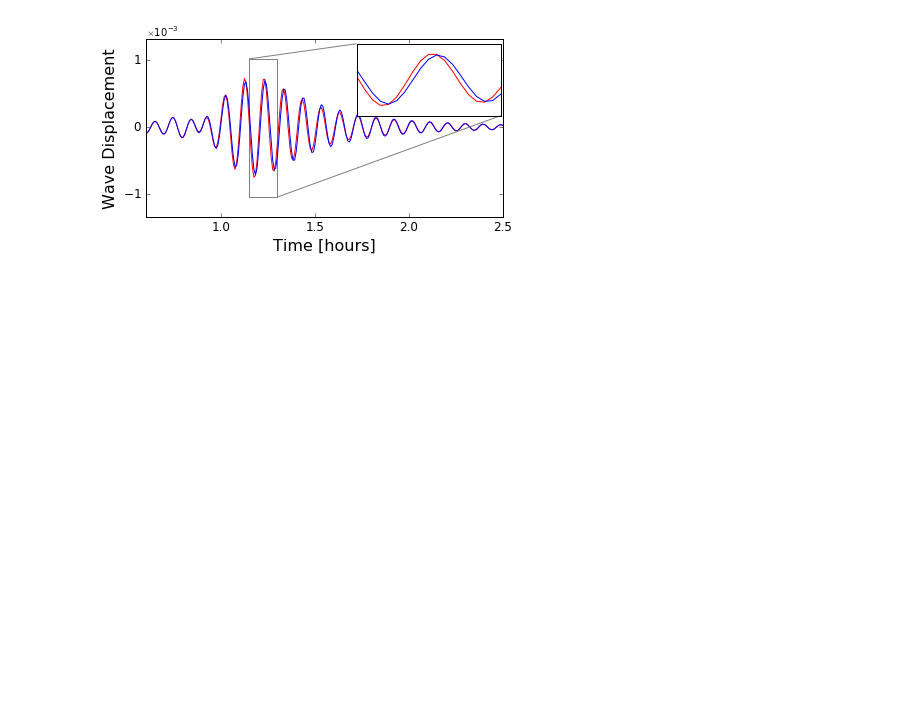
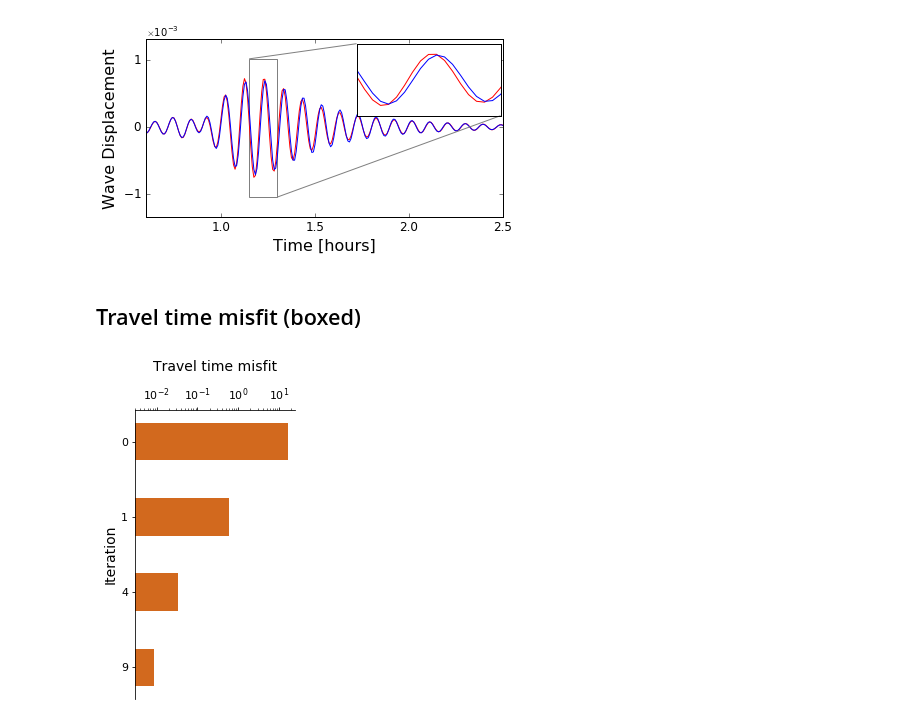
Before and after one commit to jishnub/sparc_flows, a Jupyter notebook: presentation_plots.ipynb, the cells around one changed output. Cells and saved outputs as stored; diff of their text form; code cells hidden in the pictures; blank space fills up the shorter version.

```diff
--- a/presentation_plots.ipynb
+++ b/presentation_plots.ipynb
@@ -874,3 +873,44 @@ if not os.path.exists("plots"): os.makedirs("plots")
 plt.savefig(os.path.join("plots","tt_shift.eps"))
 # %% [output]
 [figure]
+# %% [markdown]
+## Travel time misfit (boxed)
+# %%
+iters_to_plot = [x**2 for x in xrange(4)]
+
+misfits = np.array([np.sum(np.loadtxt(os.path.join(datadir,"update","misfit_{:02d}".format(i)),usecols=[2]))
+                for i in iters_to_plot])
+
+
+plt.barh(range(4),misfits-misfits.min()/21,height=0.5,left=misfits.min()/2,log=True,color="chocolate");
+plt.yticks(range(4),iters_to_plot);
+# plt.yticks(rotation="vertical");
+plt.ylim(0,10)
+
+ax=plt.gca()
+# Hide the right and top spines
+ax.spines['right'].set_visible(False)
+ax.spines['bottom'].set_visible(False)
+
+# Only show ticks on the left and bottom spines
+ax.yaxis.set_ticks_position('left')
+ax.xaxis.set_ticks_position('top')
+ax.xaxis.set_label_position('top')
+
+plt.tick_params(labelsize=11)
+
+plt.axis('tight')
+ax.invert_yaxis()
+
+if not os.path.exists("plots"):
+    os.makedirs("plots")
+
+plt.xlabel("Travel time misfit",fontsize=14,labelpad=15)
+plt.ylabel("Iteration",fontsize=14)
+
+plt.gcf().set_size_inches(3,5)
+plt.tight_layout()
+
+plt.savefig("plots/tt_misfit_bar.eps")
+# %% [output]
+[figure, added]
```
Also changed, not shown: parts of 3 cells of this notebook.
